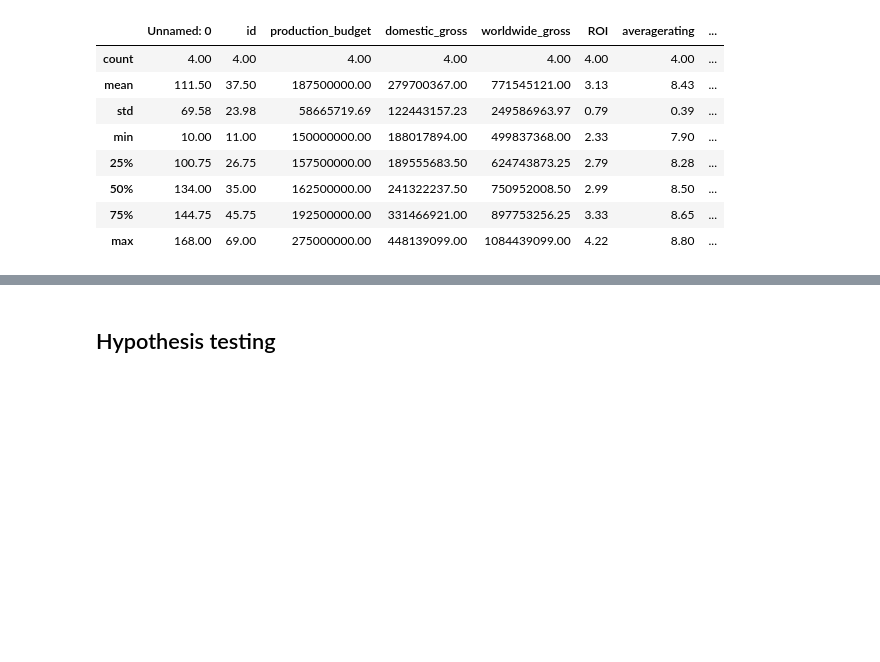
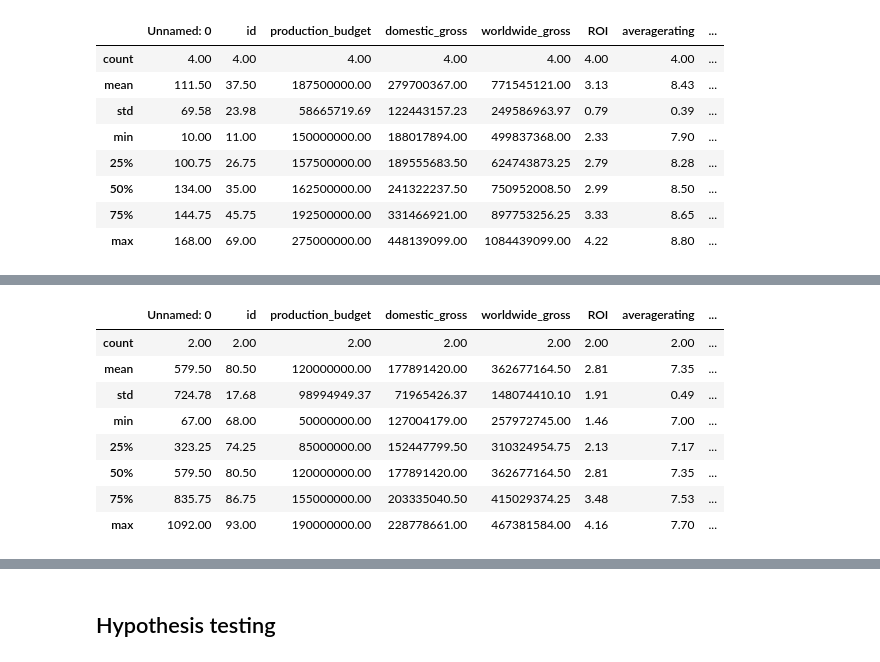
Before and after one commit to Psyluxxx/Movie-Studio-EDA, a Jupyter notebook: Franko/Analysis_of_Movie_Data.ipynb, the cells around one changed output, grey strips where cells are left out. Cells and saved outputs as stored; diff of their text form; code cells hidden in the pictures; blank space fills up the shorter version.

```diff
--- a/Franko/Analysis_of_Movie_Data.ipynb
+++ b/Franko/Analysis_of_Movie_Data.ipynb
@@ -111,3 +111,17 @@ c_nolan_films.head()
 | 1 | The Dark Knight Rises | Action,Thriller | 8.4 | 1387769 |
 | 2 | Interstellar | Adventure,Drama,Sci-Fi | 8.6 | 1299334 |
 | 3 | Dunkirk | Action,Drama,History | 7.9 | 466580 |
+# %%
+# Movies J.J. Abrams has directed
+j_abrams_films = pd.read_sql("""
+    SELECT mb.primary_title AS movie, mb.genres, MAX(mr.averagerating) AS averagerating, MAX(mr.numvotes) AS numvotes
+    FROM movie_basics AS mb
+    JOIN movie_ratings AS mr ON mb.movie_id = mr.movie_id
+    JOIN directors AS d ON mb.movie_id = d.movie_id
+    JOIN persons AS p ON p.person_id = d.Person_id
+    WHERE p.primary_name = "J.J. Abrams"
+    GROUP BY mb.primary_title, mb.genres
+    ORDER BY MAX(mr.numvotes) DESC
+""", conn)
+
+j_abrams_films.head()
@@ -176,0 +265,15 @@ This tells us a decent amount about what his films are capable of however its be
+# %%
+# Merging dataframes to check for ROI (J.J Abrams)
+j_abrams_films = budgets.merge(j_abrams_films)
+pd.set_option('display.float_format', '{:.2f}'.format)
+j_abrams_films.describe()
+# %% [output]
+|  | Unnamed: 0 | id | production_budget | domestic_gross | worldwide_gross | ROI | averagerating | ... |
+| count | 2.00 | 2.00 | 2.00 | 2.00 | 2.00 | 2.00 | 2.00 | ... |
+| mean | 579.50 | 80.50 | 120000000.00 | 177891420.00 | 362677164.50 | 2.81 | 7.35 | ... |
+| std | 724.78 | 17.68 | 98994949.37 | 71965426.37 | 148074410.10 | 1.91 | 0.49 | ... |
+| min | 67.00 | 68.00 | 50000000.00 | 127004179.00 | 257972745.00 | 1.46 | 7.00 | ... |
+| 25% | 323.25 | 74.25 | 85000000.00 | 152447799.50 | 310324954.75 | 2.13 | 7.17 | ... |
+| 50% | 579.50 | 80.50 | 120000000.00 | 177891420.00 | 362677164.50 | 2.81 | 7.35 | ... |
+| 75% | 835.75 | 86.75 | 155000000.00 | 203335040.50 | 415029374.25 | 3.48 | 7.53 | ... |
+| max | 1092.00 | 93.00 | 190000000.00 | 228778661.00 | 467381584.00 | 4.16 | 7.70 | ... |
```
Also changed, not shown: parts of 33 cells of this notebook.
